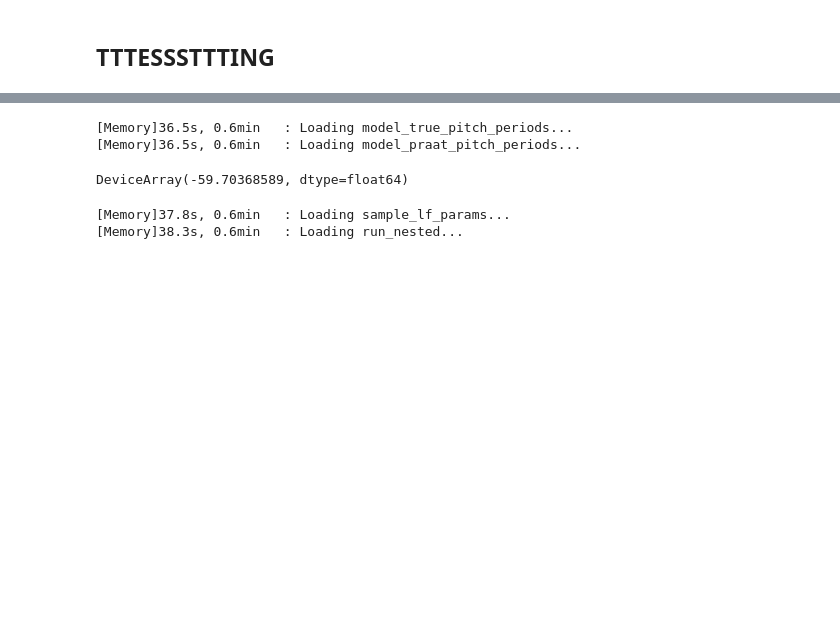
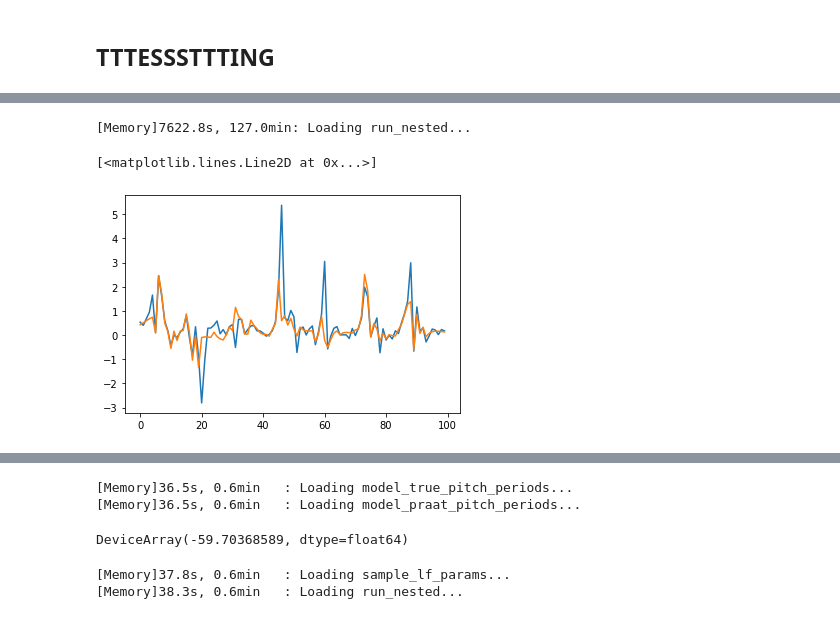
Before and after one commit to mvsoom/thesis-py, a Jupyter notebook: dgf/prior/period.ipynb, the cells around one changed output, grey strips where cells are left out. Drawn from its saved outputs; the diff is of its cells as text; code cells hidden in the pictures; blank space fills up the shorter version.

```diff
--- a/dgf/prior/period.ipynb
+++ b/dgf/prior/period.ipynb
@@ -458,0 +436,3 @@ data, data_z = period.get_aplawd_training_pairs()
+# %%
+%%time
+period.fit_praat_estimation_sigma()
@@ -458,0 +445,3 @@ data, data_z = period.get_aplawd_training_pairs()
+# %%
+%%time
+z_true, z_praat = period.fit_praat_estimation_sigma()
@@ -458,0 +453,24 @@ data, data_z = period.get_aplawd_training_pairs()
+# %%
+bounds = jnp.array([
+    constants.MIN_PERIOD_LENGTH_MSEC,
+    constants.MAX_PERIOD_LENGTH_MSEC
+])[None,:]
+
+_bijector = bijectors.fit_nonlinear_coloring_trajectory_bijector(
+    true_samples, bounds, "Matern32Kernel", 34180
+)
+# %% [output]
+[Memory]7622.8s, 127.0min: Loading run_nested...
+# %%
+z_true = np.array(z_true[:,0])
+z_praat = np.array(z_praat[:,0])
+# %%
+ll = 100
+i = 8745
+j = i + ll
+
+plot(z_true[i:j])
+plot(z_praat[i:j])
+# %% [output]
+[<matplotlib.lines.Line2D at 0x...>]
+[figure, added]
```
Also changed, not shown: parts of 54 cells of this notebook, 5 other files.
